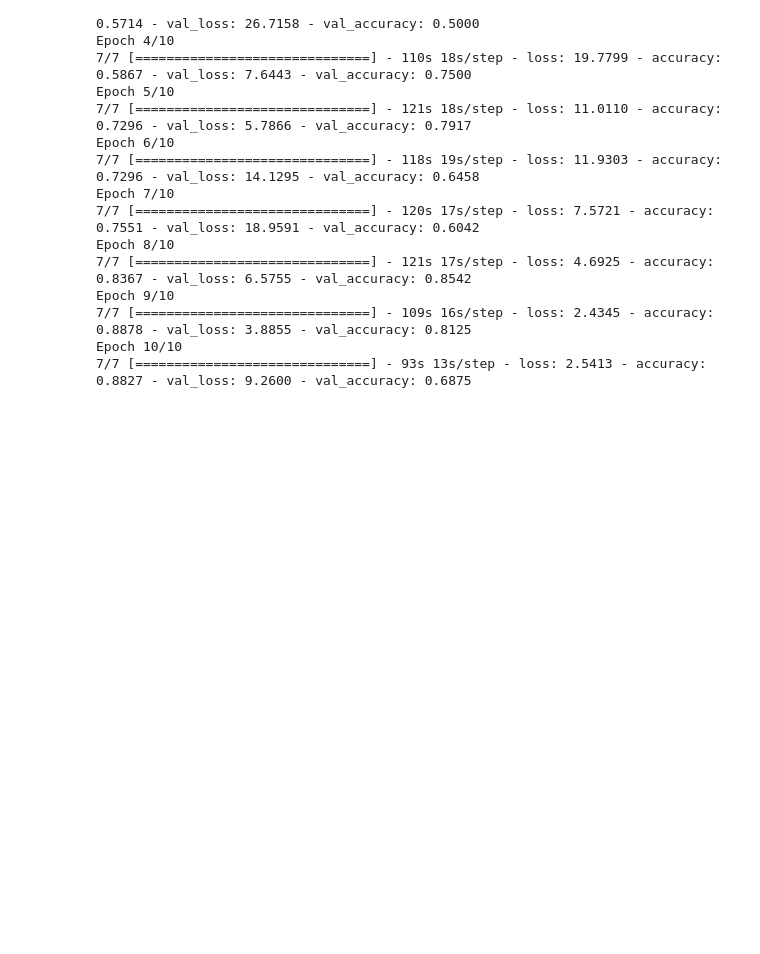
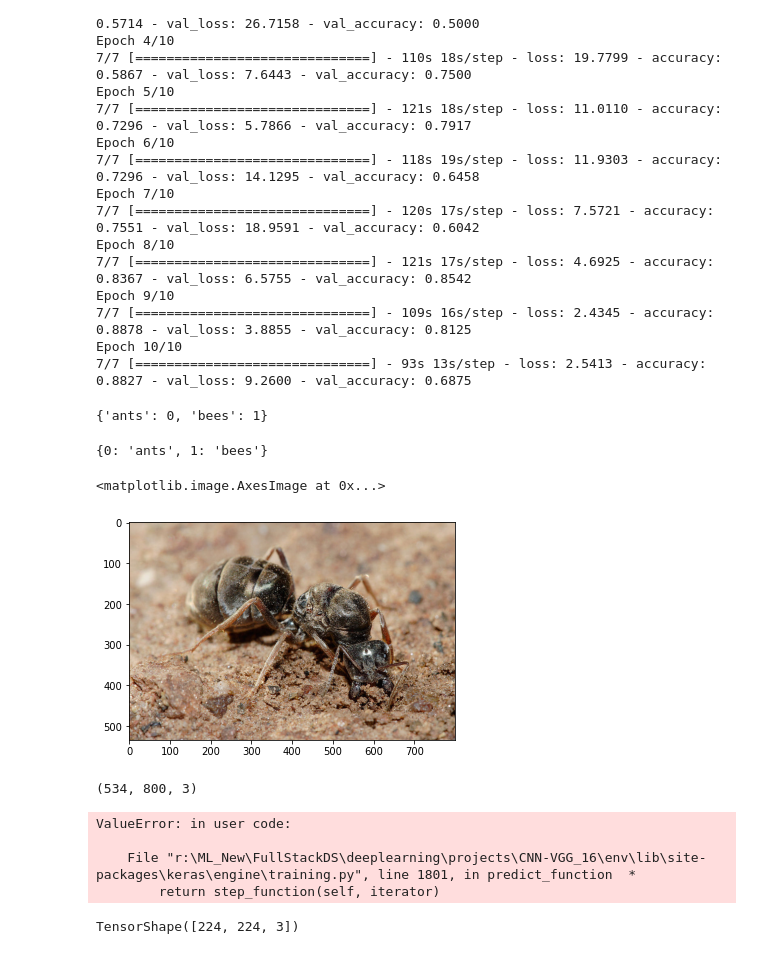
Before and after one commit to JaganRaja/CNN-VGG_16, a Jupyter notebook: research_env/demo.ipynb, the cells around one changed output. Saved outputs shown, nothing was run; the diff lists cells and outputs as text; code cells hidden in the pictures; blank space fills up the shorter version.

Commit message:
prediction completed

```diff
--- a/research_env/demo.ipynb
+++ b/research_env/demo.ipynb
@@ -296,0 +299,33 @@ Epoch 10/10
+# %%
+train_generator.class_indices
+# %% [output]
+{'ants': 0, 'bees': 1}
+# %%
+label_map = {val: key for key, val in train_generator.class_indices.items()}
+label_map
+# %% [output]
+{0: 'ants', 1: 'bees'}
+# %%
+test_img = plt.imread(
+    "./data/unzip_data_dir/hymenoptera_data/val/ants/800px-Meat_eater_ant_qeen_excavating_hole.jpg")
+# %%
+plt.imshow(test_img)
+# %% [output]
+<matplotlib.image.AxesImage at 0x...>
+[figure, added]
+# %%
+test_img.shape
+# %% [output]
+(534, 800, 3)
+# %%
+model.predict(test_img)
+# %% [output]
+ValueError: in user code:
+
+    File "r:\ML_New\FullStackDS\deeplearning\projects\CNN-VGG_16\env\lib\site-packages\keras\engine\training.py", line 1801, in predict_function  *
+        return step_function(self, iterator)
+# %%
+
+tf.image.resize(test_img, (224, 224)).shape
+# %% [output]
+TensorShape([224, 224, 3])
```
Also changed, not shown: parts of 16 cells of this notebook, 1 other file.
